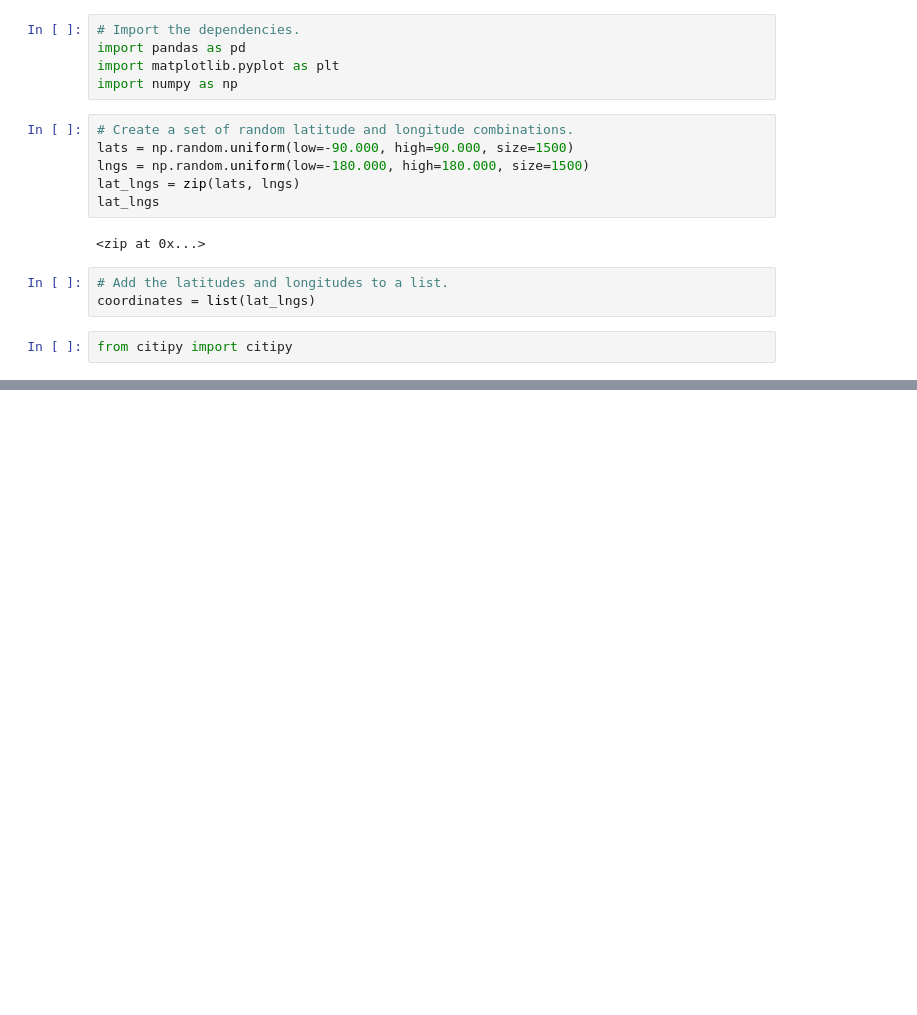
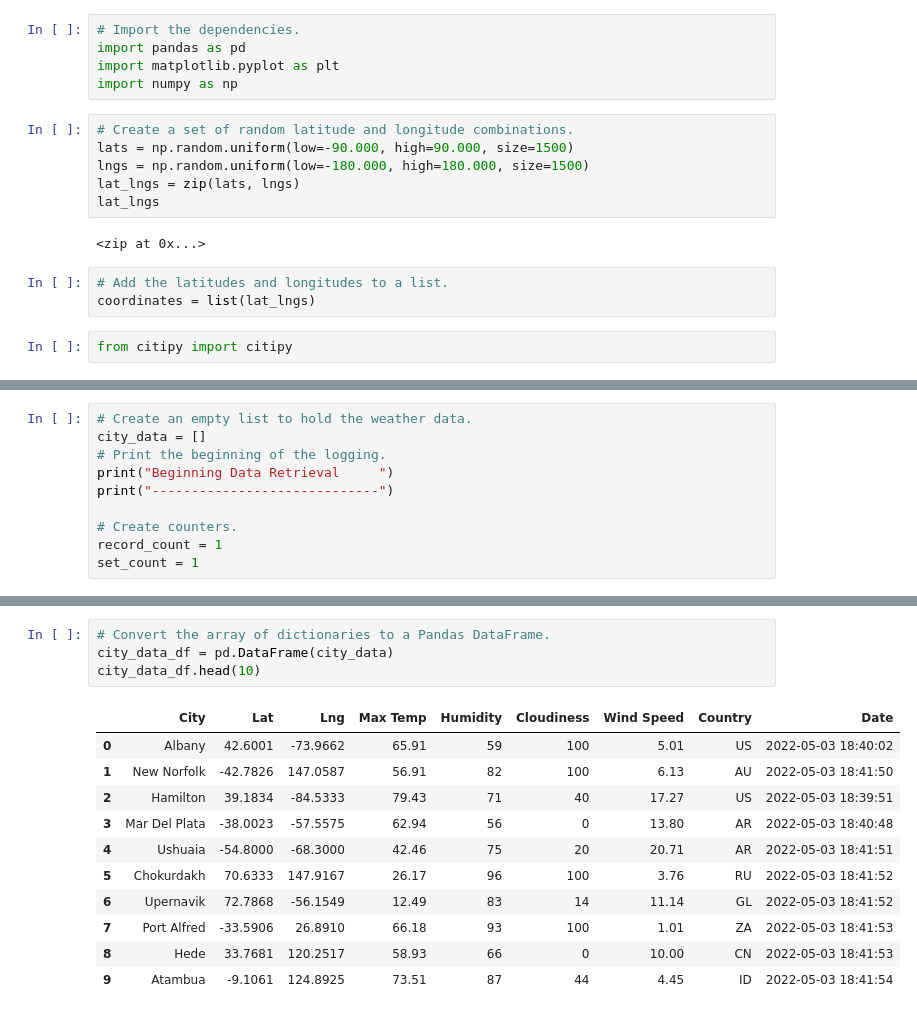
Before and after one commit to cecy777/Worl_Weather_Analysis, a Jupyter notebook: WeatherPy.ipynb, the cells around one changed output, grey strips where cells are left out. Cells and saved outputs as stored; diff of their text form; blank space fills up the shorter version.

```diff
--- a/WeatherPy.ipynb
+++ b/WeatherPy.ipynb
@@ -32,0 +48,10 @@ len(cities)
+# %%
+# Create an empty list to hold the weather data.
+city_data = []
+# Print the beginning of the logging.
+print("Beginning Data Retrieval     ")
+print("-----------------------------")
+
+# Create counters.
+record_count = 1
+set_count = 1
@@ -32,0 +129,16 @@ len(cities)
+# %%
+# Convert the array of dictionaries to a Pandas DataFrame.
+city_data_df = pd.DataFrame(city_data)
+city_data_df.head(10)
+# %% [output]
+|  | City | Lat | Lng | Max Temp | Humidity | Cloudiness | Wind Speed | Country | Date |
+| 0 | Albany | 42.6001 | -73.9662 | 65.91 | 59 | 100 | 5.01 | US | 2022-05-03 18:40:02 |
+| 1 | New Norfolk | -42.7826 | 147.0587 | 56.91 | 82 | 100 | 6.13 | AU | 2022-05-03 18:41:50 |
+| 2 | Hamilton | 39.1834 | -84.5333 | 79.43 | 71 | 40 | 17.27 | US | 2022-05-03 18:39:51 |
+| 3 | Mar Del Plata | -38.0023 | -57.5575 | 62.94 | 56 | 0 | 13.80 | AR | 2022-05-03 18:40:48 |
+| 4 | Ushuaia | -54.8000 | -68.3000 | 42.46 | 75 | 20 | 20.71 | AR | 2022-05-03 18:41:51 |
+| 5 | Chokurdakh | 70.6333 | 147.9167 | 26.17 | 96 | 100 | 3.76 | RU | 2022-05-03 18:41:52 |
+| 6 | Upernavik | 72.7868 | -56.1549 | 12.49 | 83 | 14 | 11.14 | GL | 2022-05-03 18:41:52 |
+| 7 | Port Alfred | -33.5906 | 26.8910 | 66.18 | 93 | 100 | 1.01 | ZA | 2022-05-03 18:41:53 |
+| 8 | Hede | 33.7681 | 120.2517 | 58.93 | 66 | 0 | 10.00 | CN | 2022-05-03 18:41:53 |
+| 9 | Atambua | -9.1061 | 124.8925 | 73.51 | 87 | 44 | 4.45 | ID | 2022-05-03 18:41:54 |
```
Also changed, not shown: parts of 10 cells of this notebook, 5 other files.
